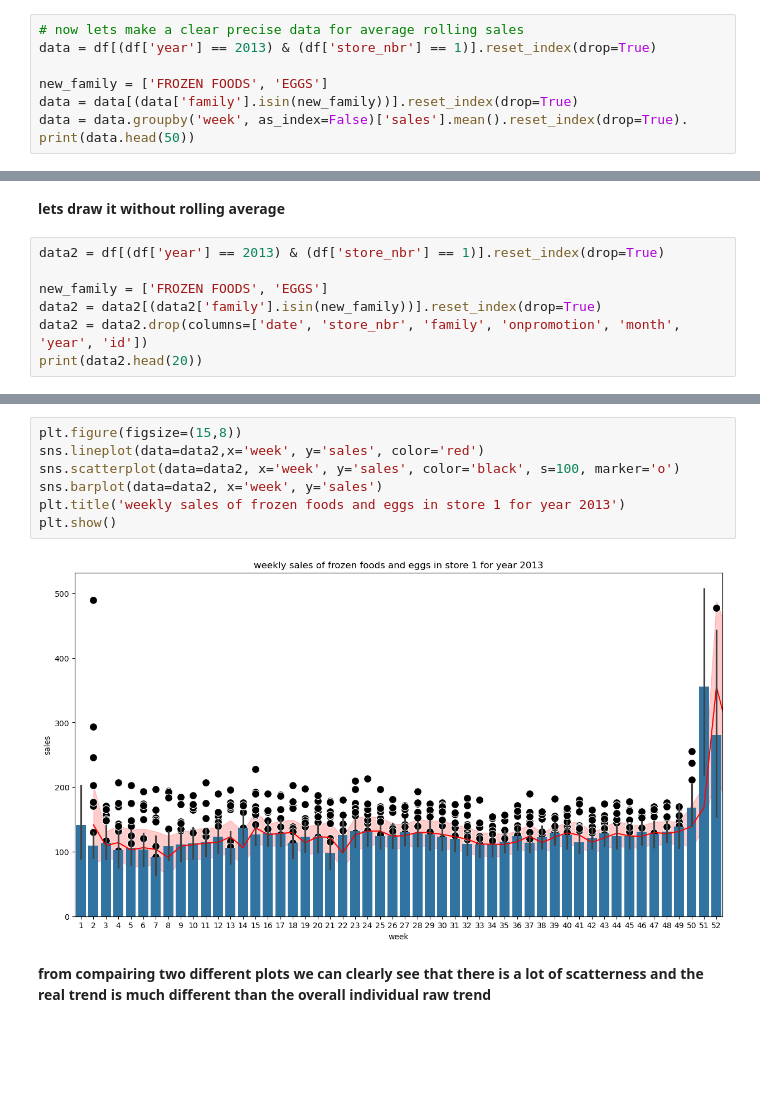
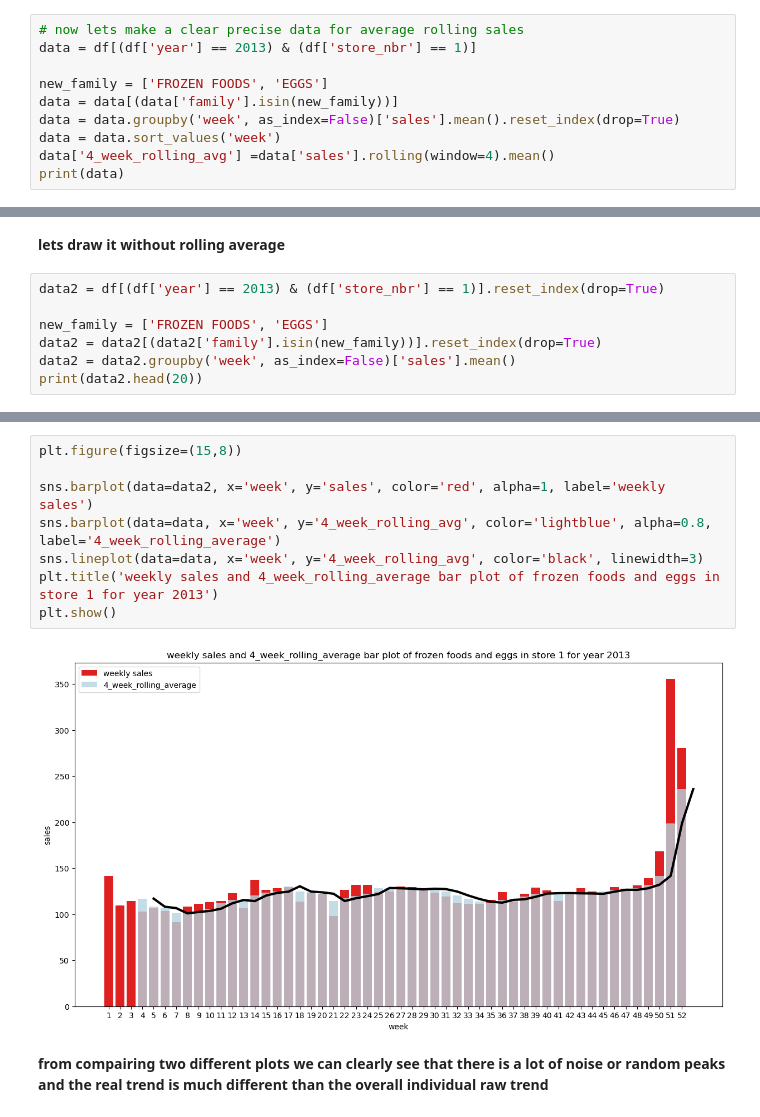
Before and after one commit to Sangam-Basnet/Internboot_projects, a Jupyter notebook: simple Sales Forecasting with moving Average.ipynb, the cells around one changed output, grey strips where cells are left out. Drawn from its saved outputs; the diff is of its cells as text; blank space fills up the shorter version.

Commit message:
clearly differentiated the chart of weekly average and 4_week_rolling_average

```diff
--- a/simple Sales Forecasting with moving Average.ipynb
+++ b/simple Sales Forecasting with moving Average.ipynb
@@ -76,10 +76,12 @@ moving averages work on **one ordered sequence**  multiple stores/category mixed
 * one store, one product family, one continuous date range.
 # %%
 # now lets make a clear precise data for average rolling sales
-data = df[(df['year'] == 2013) & (df['store_nbr'] == 1)].reset_index(drop=True)
+data = df[(df['year'] == 2013) & (df['store_nbr'] == 1)]
 
 new_family = ['FROZEN FOODS', 'EGGS']
-data = data[(data['family'].isin(new_family))].reset_index(drop=True)
-data = data.groupby('week', as_index=False)['sales'].mean().reset_index(drop=True).
-print(data.head(50))
+data = data[(data['family'].isin(new_family))]
+data = data.groupby('week', as_index=False)['sales'].mean().reset_index(drop=True)
+data = data.sort_values('week')
+data['4_week_rolling_avg'] =data['sales'].rolling(window=4).mean()
+print(data)
 # %% [output]
@@ -120,6 +124,6 @@ data2 = df[(df['year'] == 2013) & (df['store_nbr'] == 1)].reset_index(drop=True)
 
 new_family = ['FROZEN FOODS', 'EGGS']
 data2 = data2[(data2['family'].isin(new_family))].reset_index(drop=True)
-data2 = data2.drop(columns=['date', 'store_nbr', 'family', 'onpromotion', 'month', 'year', 'id'])
+data2 = data2.groupby('week', as_index=False)['sales'].mean()
 print(data2.head(20))
 # %% [output]
@@ -143,11 +147,12 @@ print(data2.head(20))
 # %%
 plt.figure(figsize=(15,8))
-sns.lineplot(data=data2,x='week', y='sales', color='red')
-sns.scatterplot(data=data2, x='week', y='sales', color='black', s=100, marker='o')
-sns.barplot(data=data2, x='week', y='sales')
-plt.title('weekly sales of frozen foods and eggs in store 1 for year 2013')
+
+sns.barplot(data=data2, x='week', y='sales', color='red', alpha=1, label='weekly sales')
+sns.barplot(data=data, x='week', y='4_week_rolling_avg', color='lightblue', alpha=0.8, label='4_week_rolling_average')
+sns.lineplot(data=data, x='week', y='4_week_rolling_avg', color='black', linewidth=3)
+plt.title('weekly sales and 4_week_rolling_average bar plot of frozen foods and eggs in store 1 for year 2013')
 plt.show()
 # %% [output]
-[figure, old version]
+[figure, new version]
 # %% [markdown]
-**from compairing two different plots we can clearly see that there is a lot of scatterness and the real trend is much different than the overall individual raw trend**
+**from compairing two different plots we can clearly see that there is a lot of noise or random peaks and the real trend is much different than the overall individual raw trend**
```
Also changed, not shown: parts of 6 cells of this notebook.
